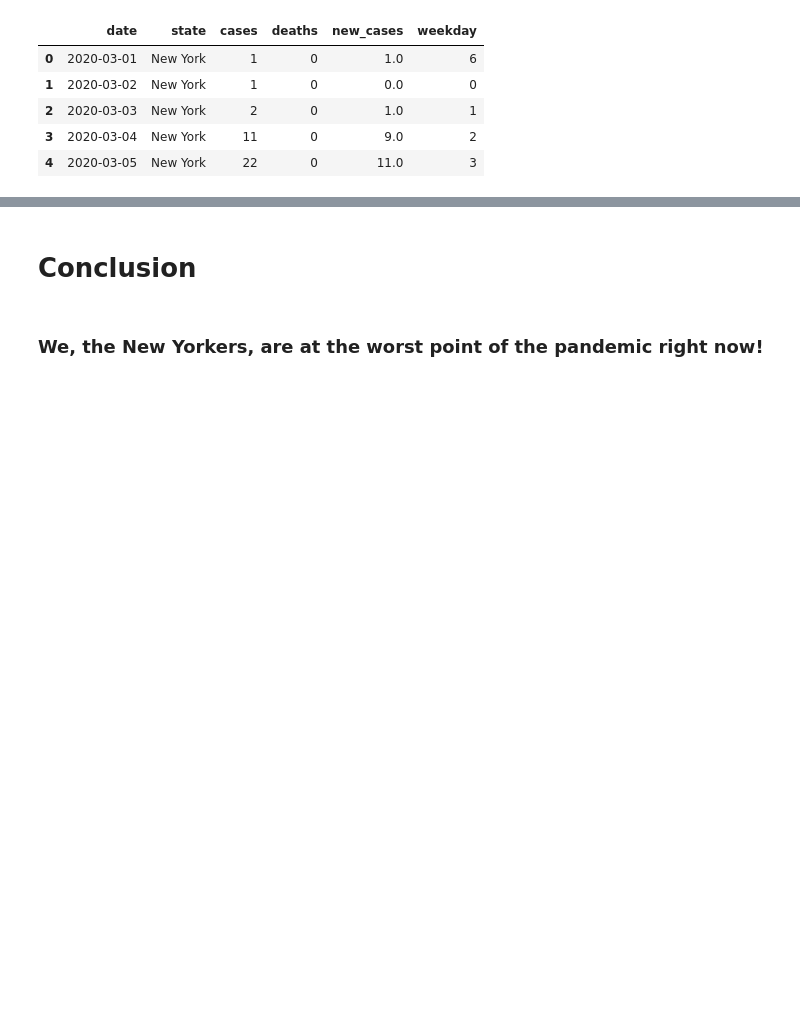
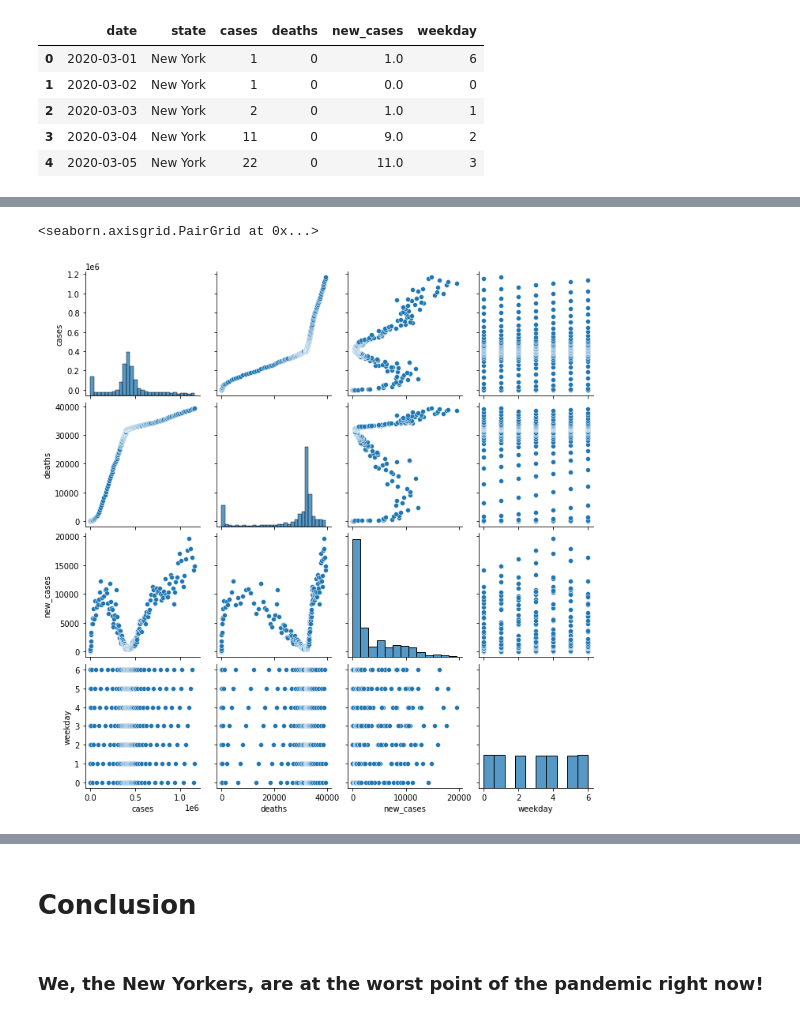
Before and after one commit to hon3g/data_analytics_2, a Jupyter notebook: Python/Mini_Project_Covid19_Data_Analysis.ipynb, the cells around one changed output, grey strips where cells are left out. Cells and saved outputs as stored; diff of their text form; code cells hidden in the pictures; blank space fills up the shorter version.

```diff
--- a/Python/Mini_Project_Covid19_Data_Analysis.ipynb
+++ b/Python/Mini_Project_Covid19_Data_Analysis.ipynb
@@ -110,3 +117,8 @@ plt.show()
+# %%
+sns.pairplot(ny_df)
+# %% [output]
+<seaborn.axisgrid.PairGrid at 0x...>
+[figure, added]
 # %%
 import seaborn as sns
 
```
Also changed, not shown: parts of 9 cells of this notebook.
